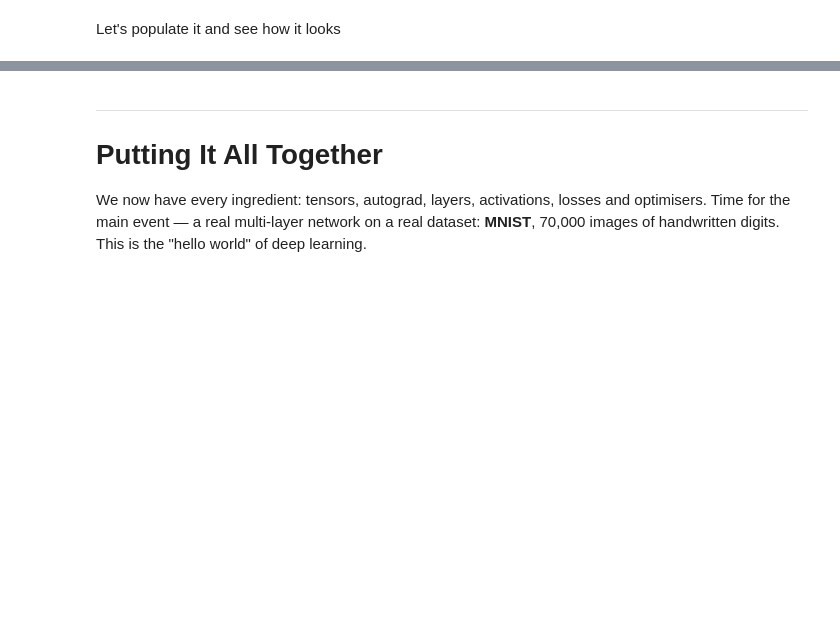
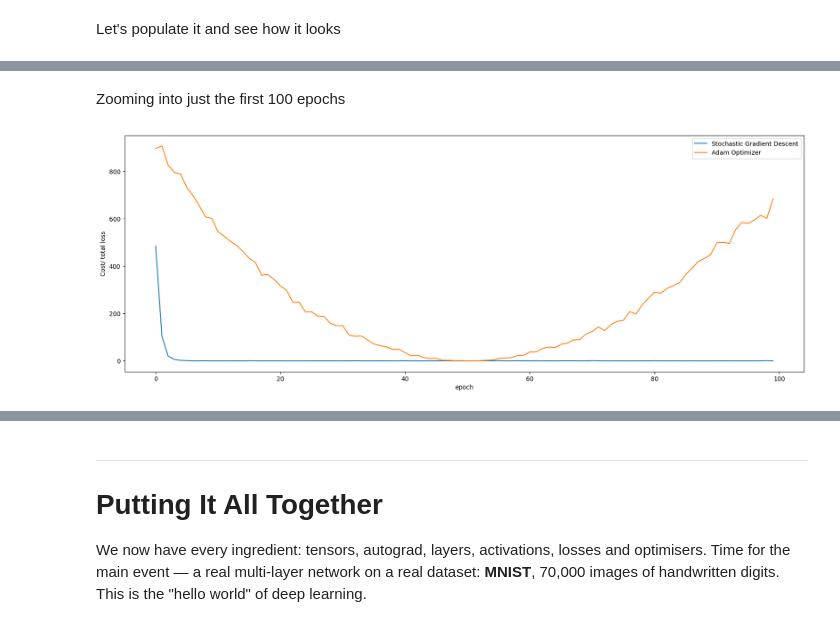
Before and after one commit to samerhanze/DLSummerSchoolPrep, a Jupyter notebook: Day 1 - Neural Network Foundations/Day_1_Neural_Network_Foundations.ipynb, the cells around one changed output, grey strips where cells are left out. Drawn from its saved outputs; the diff is of its cells as text; code cells hidden in the pictures; blank space fills up the shorter version.

```diff
--- a/Day 1 - Neural Network Foundations/Day_1_Neural_Network_Foundations.ipynb
+++ b/Day 1 - Neural Network Foundations/Day_1_Neural_Network_Foundations.ipynb
@@ -994,3 +1056,16 @@ plt.show()
+# %% [markdown]
+Zooming into just the first 100 epochs
+# %%
+# plot only first 100 epochs to see the difference between the two optimizers
+plt.figure(figsize=(20, 7))
+plt.plot(loss_SGD[:100],label = "Stochastic Gradient Descent")
+plt.plot(loss_Adam[:100],label = "Adam Optimizer")
+plt.xlabel('epoch')
+plt.ylabel('Cost/ total loss')
+plt.legend()
+plt.show()
+# %% [output]
+[figure, added]
 # %% [markdown]
 You can see that SGD converges faster than Adam in the above examples.
 
```
Also changed, not shown: parts of 22 cells of this notebook, 14 other files.
